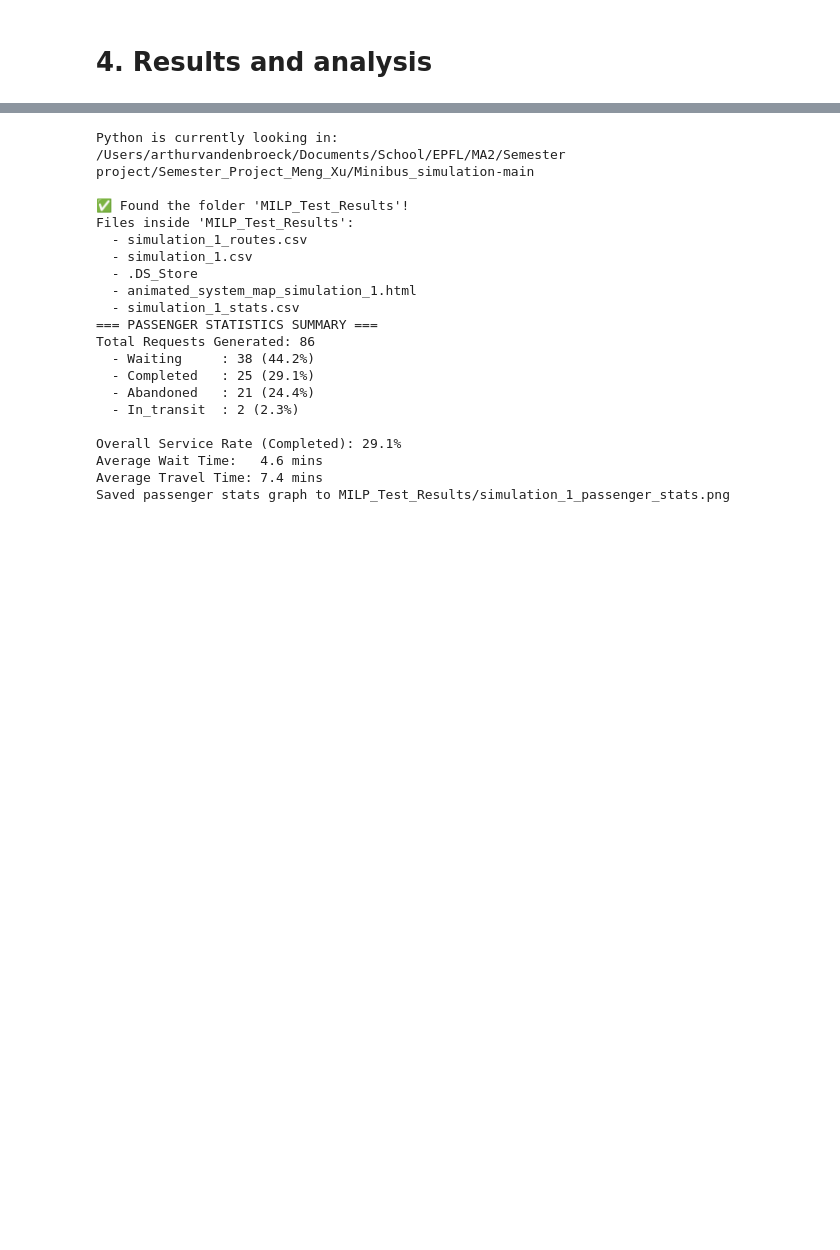
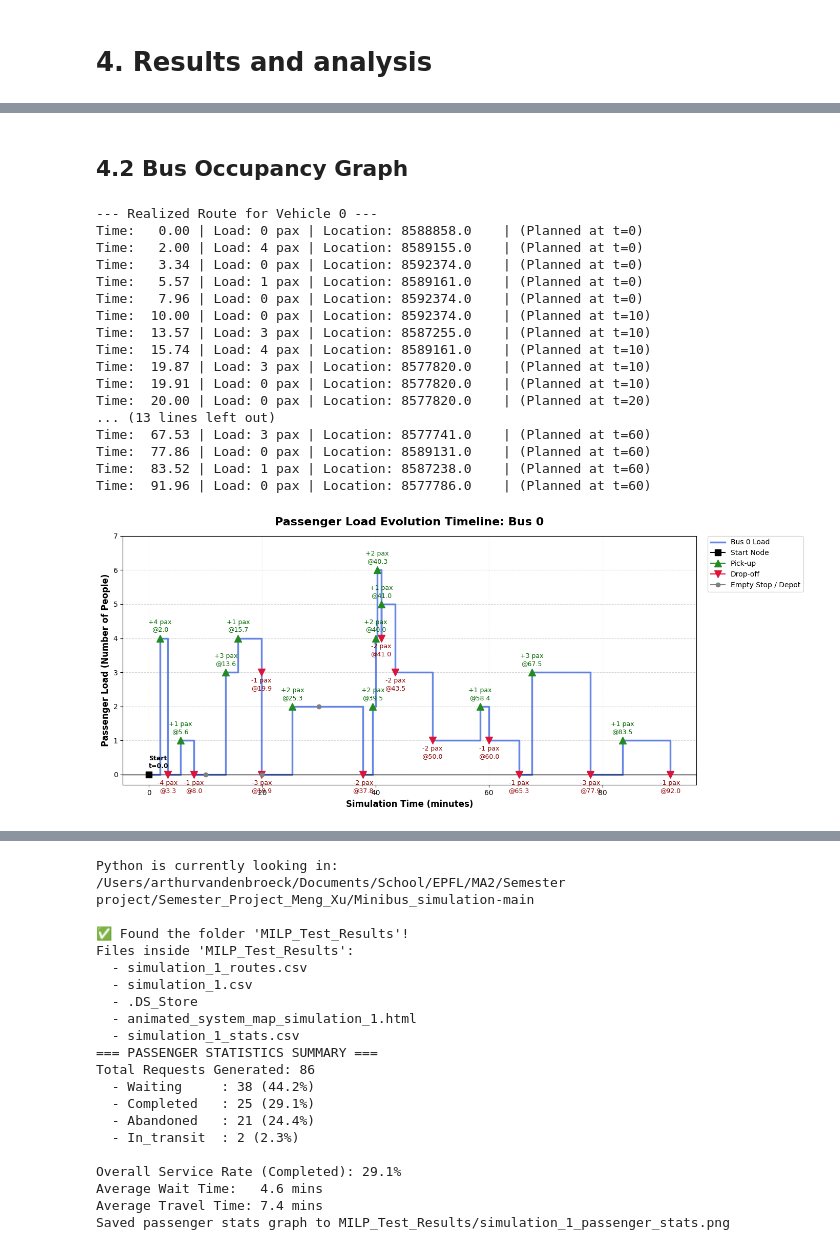
Before and after one commit to arthiu/Semester_Project_Meng_Xu, a Jupyter notebook: Minibus_simulation-main/Semester_project_final_arthur_final.ipynb, the cells around one changed output, grey strips where cells are left out. Cells and saved outputs as stored; diff of their text form; code cells hidden in the pictures; blank space fills up the shorter version.

```diff
--- a/Minibus_simulation-main/Semester_project_final_arthur_final.ipynb
+++ b/Minibus_simulation-main/Semester_project_final_arthur_final.ipynb
@@ -2553,0 +2372,7 @@ NameError: name 'routes' is not defined
+# %%
+folder_path = "arthur_test/MILP_Experiments_Arthur"
+
+df_tracker = pd.read_csv(folder_path + "/MASTER_EXPERIMENT_TRACKER.csv")
+df_stats = pd.read_csv(folder_path + "/Optimal_Gurobi_Params_Run_NEW_NEW/stats.csv")
+df_routes = pd.read_csv(folder_path + "/Optimal_Gurobi_Params_Run_NEW_NEW/routes.csv")
+df_pax = pd.read_csv(folder_path + "/Optimal_Gurobi_Params_Run_NEW_NEW/passengers.csv")
@@ -2553,0 +2467,2 @@ NameError: name 'routes' is not defined
+# %% [markdown]
+## 4.2 Bus Occupancy Graph
@@ -2553,0 +2599,31 @@ NameError: name 'routes' is not defined
+# %%
+bus_id = 0
+realized_k0 = get_realized_route(df_routes, bus_id)
+
+print(f"--- Realized Route for Vehicle {bus_id} ---")
+for step in realized_k0:
+    print(f"Time: {step['arrival_time']:>6.2f} | "
+          f"Load: {step['passenger_load']} pax | "
+          f"Location: {step['location']:<12} | "
+          f"(Planned at t={step['executed_during_interval']})")
+
+plot_bus_load_evolution(realized_k0, bus_id)
+# %% [output]
+--- Realized Route for Vehicle 0 ---
+Time:   0.00 | Load: 0 pax | Location: 8588858.0    | (Planned at t=0)
+Time:   2.00 | Load: 4 pax | Location: 8589155.0    | (Planned at t=0)
+Time:   3.34 | Load: 0 pax | Location: 8592374.0    | (Planned at t=0)
+Time:   5.57 | Load: 1 pax | Location: 8589161.0    | (Planned at t=0)
+Time:   7.96 | Load: 0 pax | Location: 8592374.0    | (Planned at t=0)
+Time:  10.00 | Load: 0 pax | Location: 8592374.0    | (Planned at t=10)
+Time:  13.57 | Load: 3 pax | Location: 8587255.0    | (Planned at t=10)
+Time:  15.74 | Load: 4 pax | Location: 8589161.0    | (Planned at t=10)
+Time:  19.87 | Load: 3 pax | Location: 8577820.0    | (Planned at t=10)
+Time:  19.91 | Load: 0 pax | Location: 8577820.0    | (Planned at t=10)
+Time:  20.00 | Load: 0 pax | Location: 8577820.0    | (Planned at t=20)
+... (13 lines left out)
+Time:  67.53 | Load: 3 pax | Location: 8577741.0    | (Planned at t=60)
+Time:  77.86 | Load: 0 pax | Location: 8589131.0    | (Planned at t=60)
+Time:  83.52 | Load: 1 pax | Location: 8587238.0    | (Planned at t=60)
+Time:  91.96 | Load: 0 pax | Location: 8577786.0    | (Planned at t=60)
+[figure, added]
```
Also changed, not shown: parts of 39 cells of this notebook, 23 other files.
